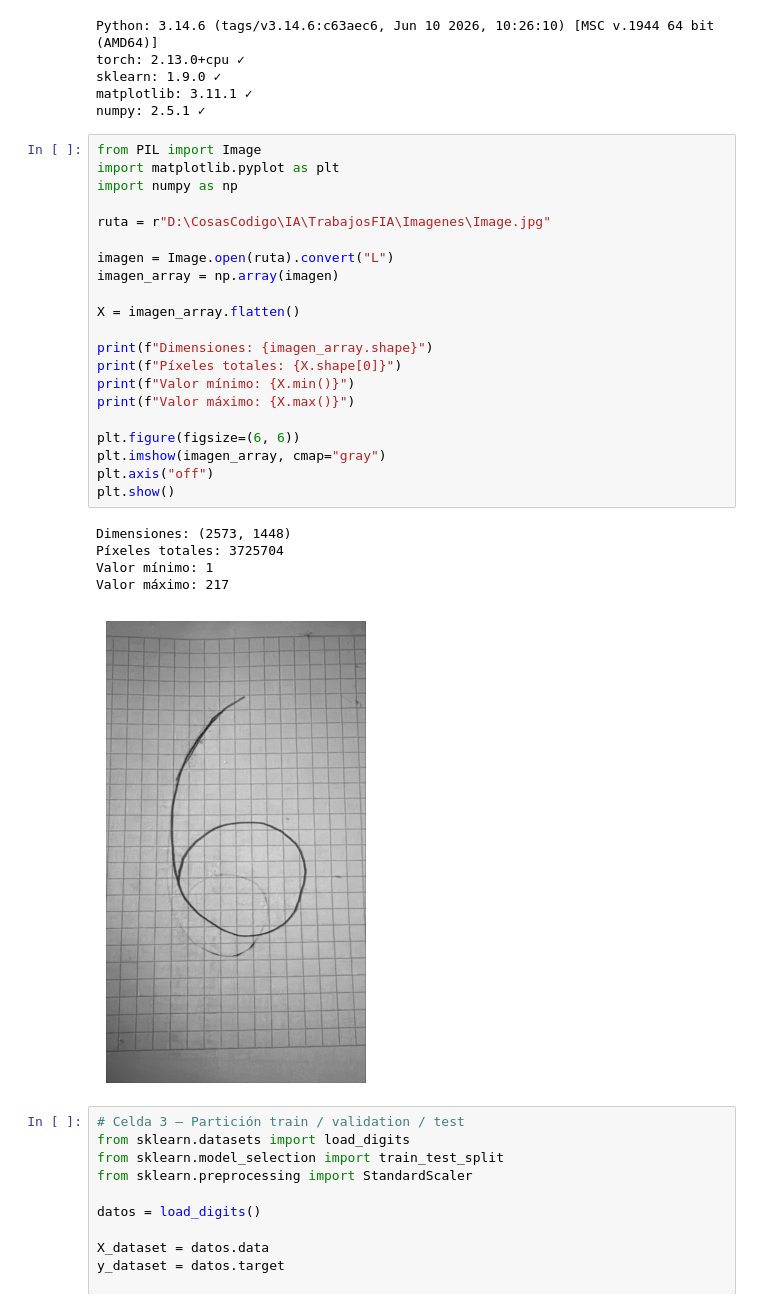
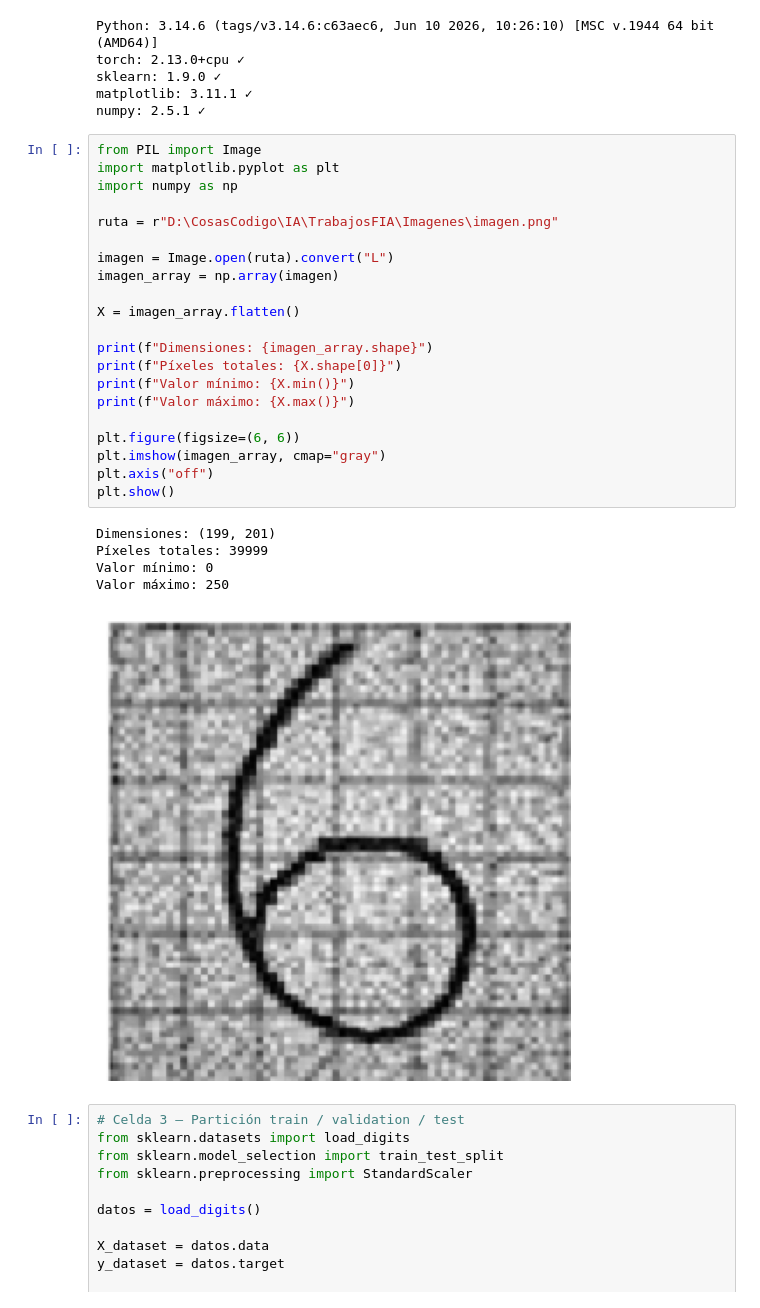
Before and after one commit to JrGG22/TrabajosFIA, a Jupyter notebook: lab-03-clasificacion-mlp.ipynb, the cells around one changed output. Saved outputs shown, nothing was run; the diff lists cells and outputs as text.

```diff
--- a/lab-03-clasificacion-mlp.ipynb
+++ b/lab-03-clasificacion-mlp.ipynb
@@ -35,30 +35,30 @@ numpy: 2.5.1 ✓
 # %%
 from PIL import Image
 import matplotlib.pyplot as plt
 import numpy as np
 
-ruta = r"D:\CosasCodigo\IA\TrabajosFIA\Imagenes\Image.jpg"
+ruta = r"D:\CosasCodigo\IA\TrabajosFIA\Imagenes\imagen.png"
 
 imagen = Image.open(ruta).convert("L")
 imagen_array = np.array(imagen)
 
 X = imagen_array.flatten()
 
 print(f"Dimensiones: {imagen_array.shape}")
 print(f"Píxeles totales: {X.shape[0]}")
 print(f"Valor mínimo: {X.min()}")
 print(f"Valor máximo: {X.max()}")
 
 plt.figure(figsize=(6, 6))
 plt.imshow(imagen_array, cmap="gray")
 plt.axis("off")
 plt.show()
 # %% [output]
-Dimensiones: (2573, 1448)
-Píxeles totales: 3725704
-Valor mínimo: 1
-Valor máximo: 217
+Dimensiones: (199, 201)
+Píxeles totales: 39999
+Valor mínimo: 0
+Valor máximo: 250
-[figure, old version]
+[figure, new version]
 # %%
 # Celda 3 — Partición train / validation / test
 from sklearn.datasets import load_digits
```
Also changed, not shown: parts of 3 cells of this notebook, 2 other files.
